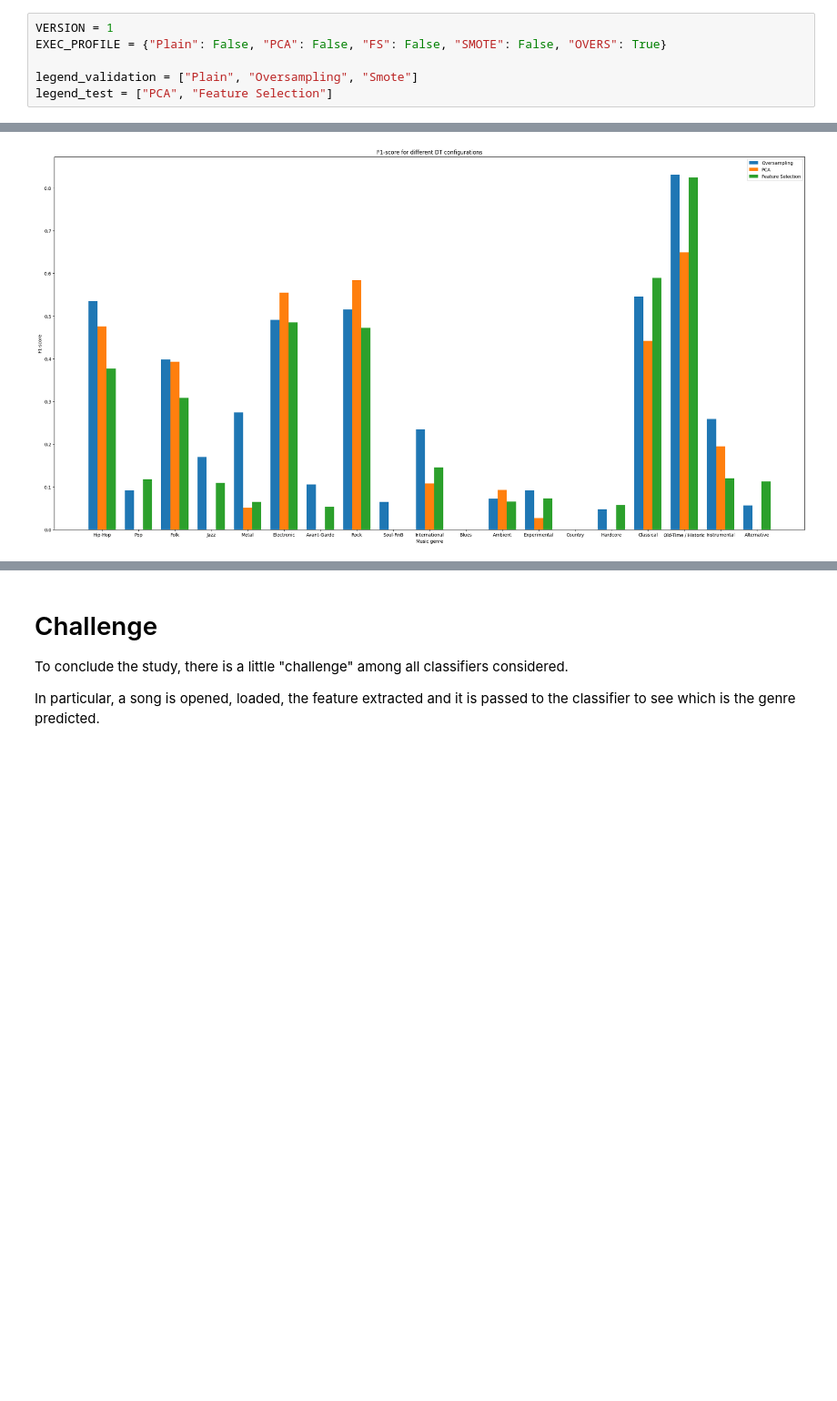
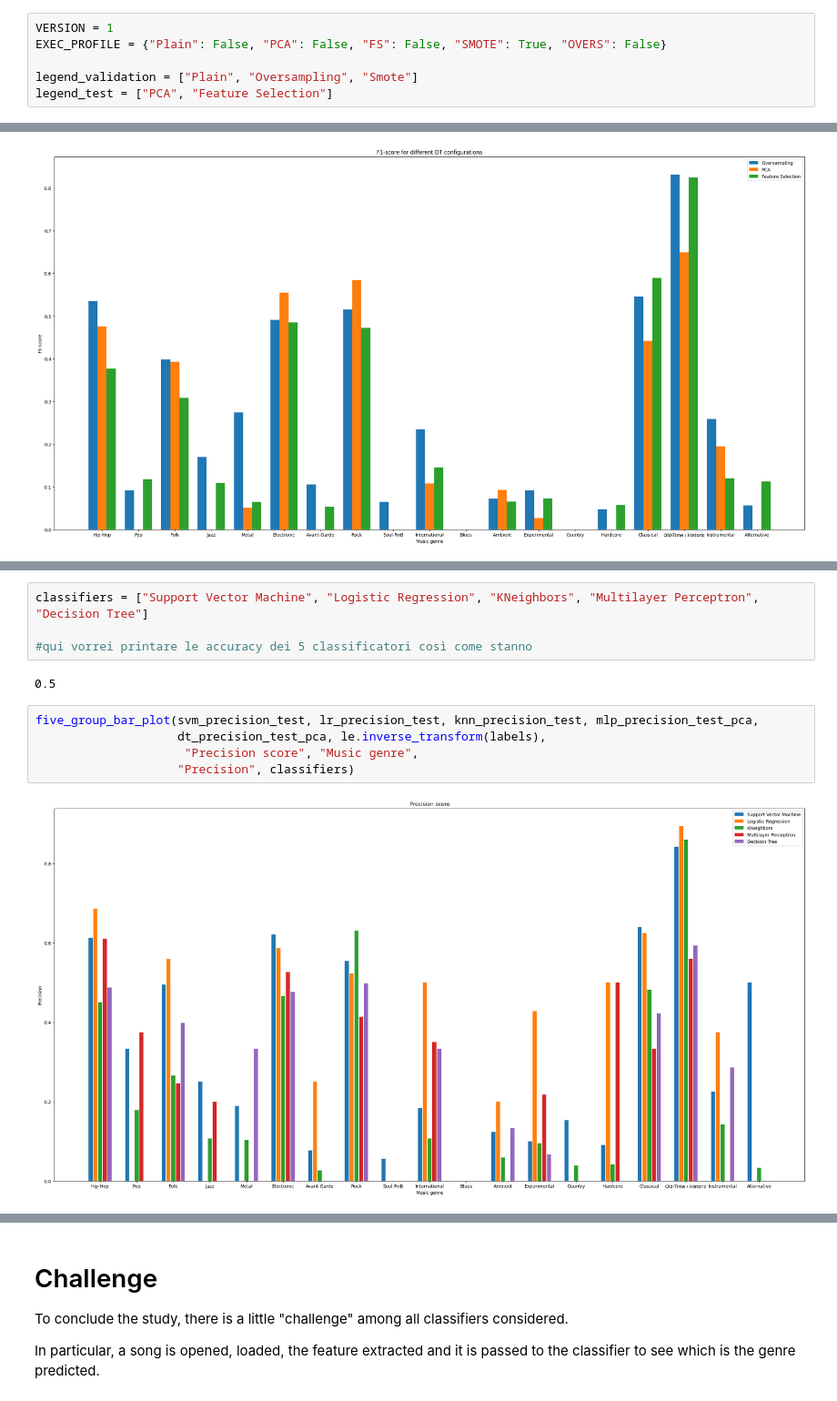
Before and after one commit to BSc-MSc-Projects/Music-Learning, a Jupyter notebook: Music_Learning.ipynb, the cells around one changed output, grey strips where cells are left out. Shown at 91% size. Saved outputs shown, nothing was run; the diff lists cells and outputs as text; blank space fills up the shorter version.

```diff
--- a/Music_Learning.ipynb
+++ b/Music_Learning.ipynb
@@ -76,7 +76,7 @@ This happens by chaning the default value (False) to 'True' for the desired key,
 <br>
 # %%
 VERSION = 1
-EXEC_PROFILE = {"Plain": False, "PCA": False, "FS": False, "SMOTE": False, "OVERS": True}
+EXEC_PROFILE = {"Plain": False, "PCA": False, "FS": False, "SMOTE": True, "OVERS": False}
 
 legend_validation = ["Plain", "Oversampling", "Smote"]
 legend_test = ["PCA", "Feature Selection"]
@@ -1904,2 +1900,15 @@ print_cm(dt_cm_test, orig_labels, "Confusion matrix for DT")
 # %% [output]
 [figure]
+# %%
+classifiers = ["Support Vector Machine", "Logistic Regression", "KNeighbors", "Multilayer Perceptron", "Decision Tree"]
+
+#qui vorrei printare le accuracy dei 5 classificatori così come stanno
+# %% [output]
+0.5
+# %%
+five_group_bar_plot(svm_precision_test, lr_precision_test, knn_precision_test, mlp_precision_test_pca,
+                    dt_precision_test_pca, le.inverse_transform(labels),
+                     "Precision score", "Music genre",
+                    "Precision", classifiers)
+# %% [output]
+[figure, added]
```
Also changed, not shown: parts of 10 cells of this notebook, 1 other file.
